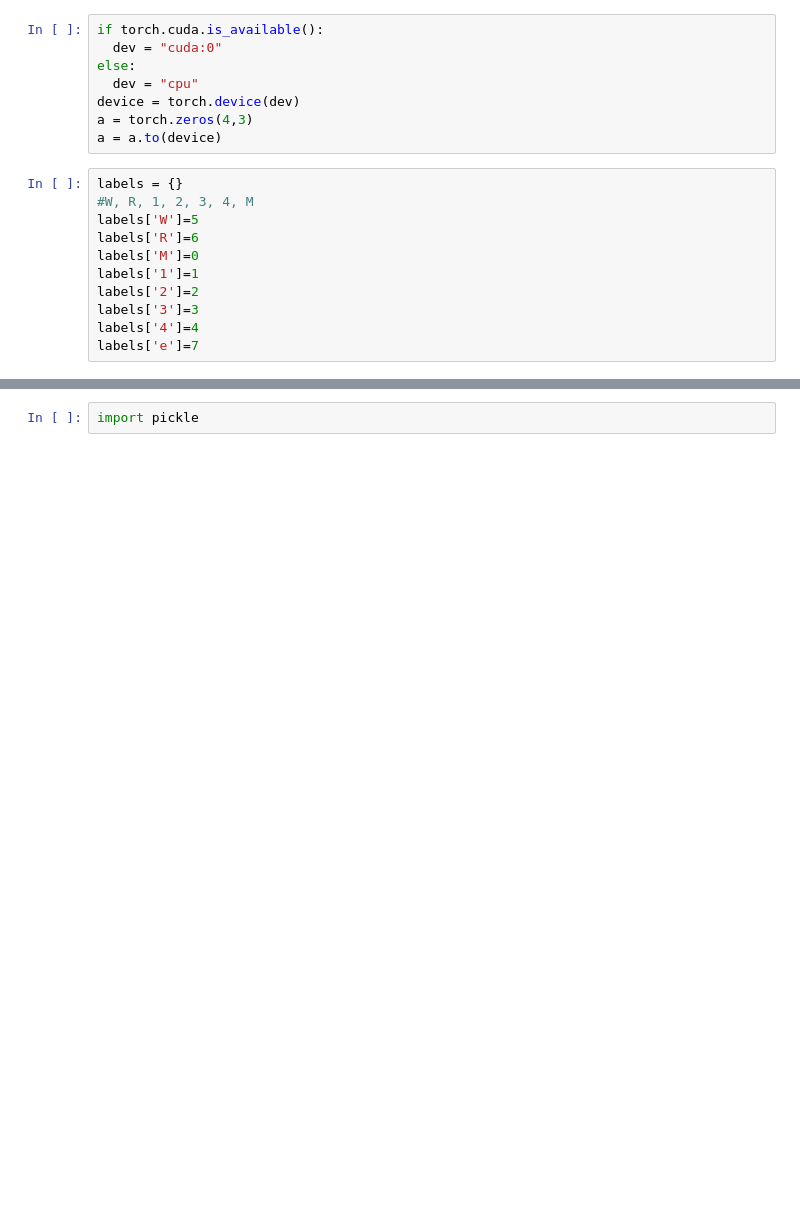
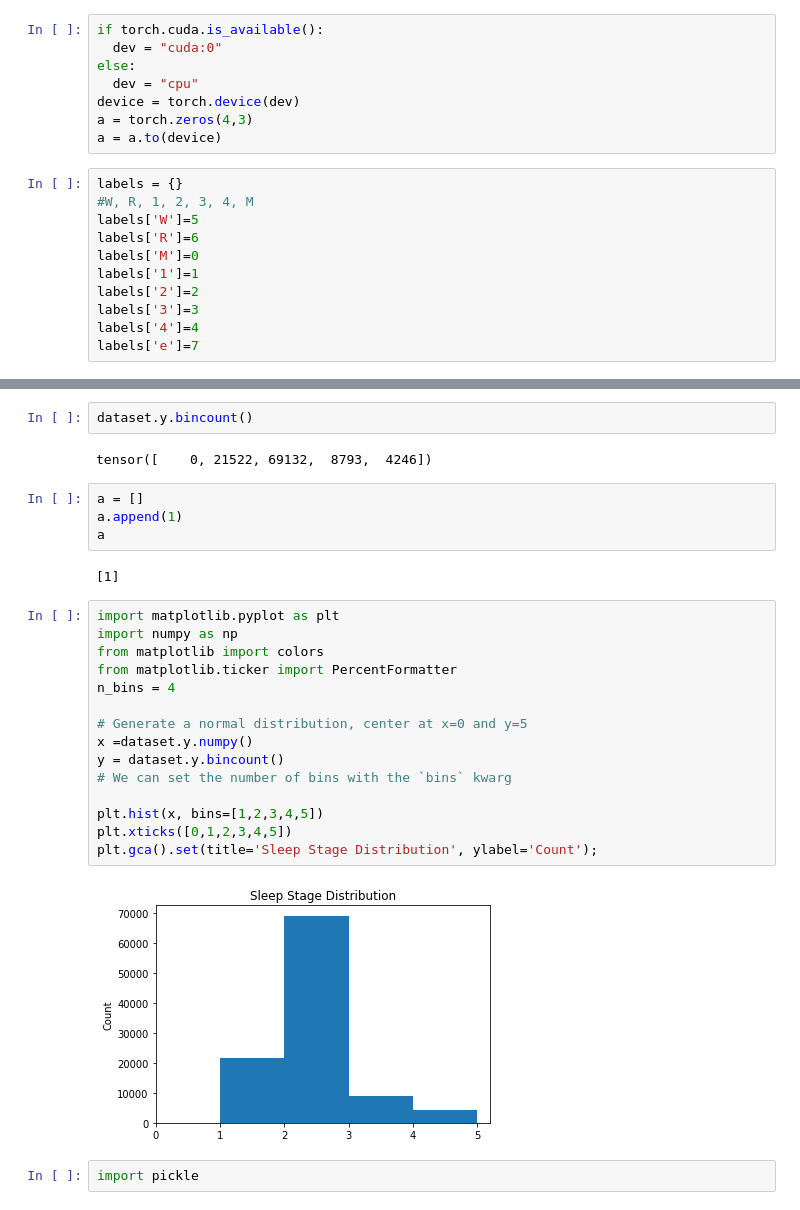
Before and after one commit to svijis/Sleeper-1, a Jupyter notebook: Data Prep.ipynb, the cells around one changed output, grey strips where cells are left out. Cells and saved outputs as stored; diff of their text form; blank space fills up the shorter version.

```diff
--- a/Data Prep.ipynb
+++ b/Data Prep.ipynb
@@ -101,6 +108,33 @@ class CustomSleepDataset(Dataset):
 # dataset =
 
 dataset = CustomSleepDataset(match_files("./sleep-cassette/"))
+# %%
+dataset.y.bincount()
+# %% [output]
+tensor([    0, 21522, 69132,  8793,  4246])
+# %%
+a = []
+a.append(1)
+a
+# %% [output]
+[1]
+# %%
+import matplotlib.pyplot as plt
+import numpy as np
+from matplotlib import colors
+from matplotlib.ticker import PercentFormatter
+n_bins = 4
+
+# Generate a normal distribution, center at x=0 and y=5
+x =dataset.y.numpy()
+y = dataset.y.bincount()
+# We can set the number of bins with the `bins` kwarg
+
+plt.hist(x, bins=[1,2,3,4,5])
+plt.xticks([0,1,2,3,4,5])
+plt.gca().set(title='Sleep Stage Distribution', ylabel='Count');
+# %% [output]
+[figure, added]
 # %%
 import pickle
 # %%
```
Also changed, not shown: parts of 17 cells of this notebook, 2 other files.
